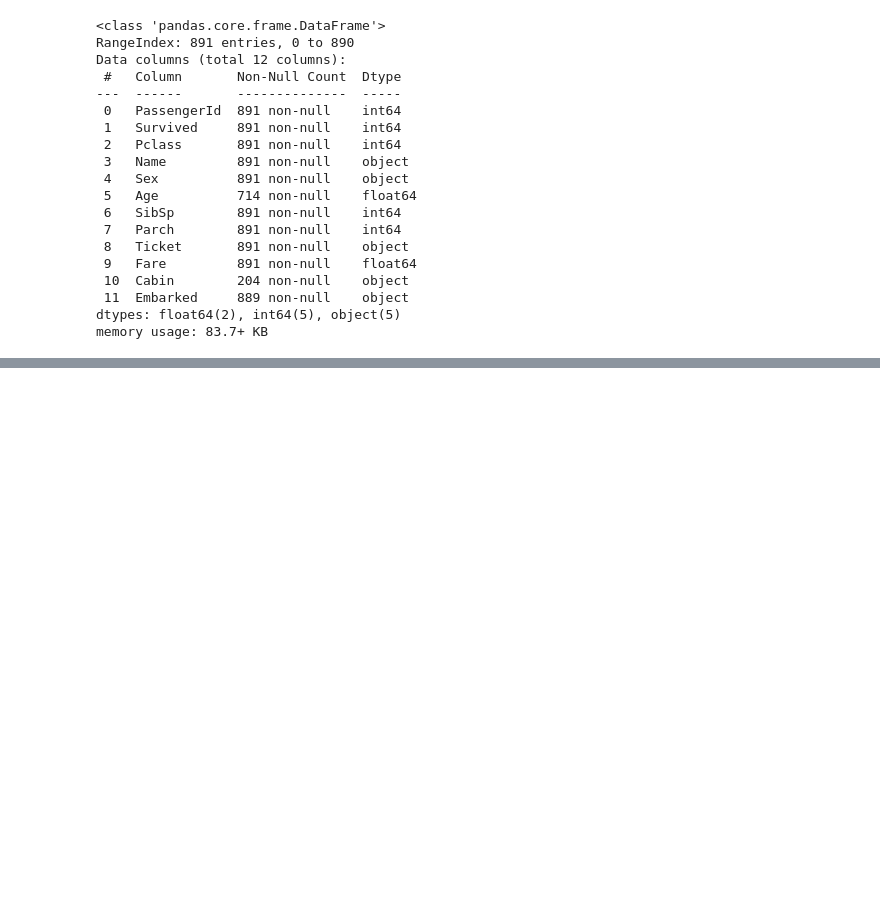
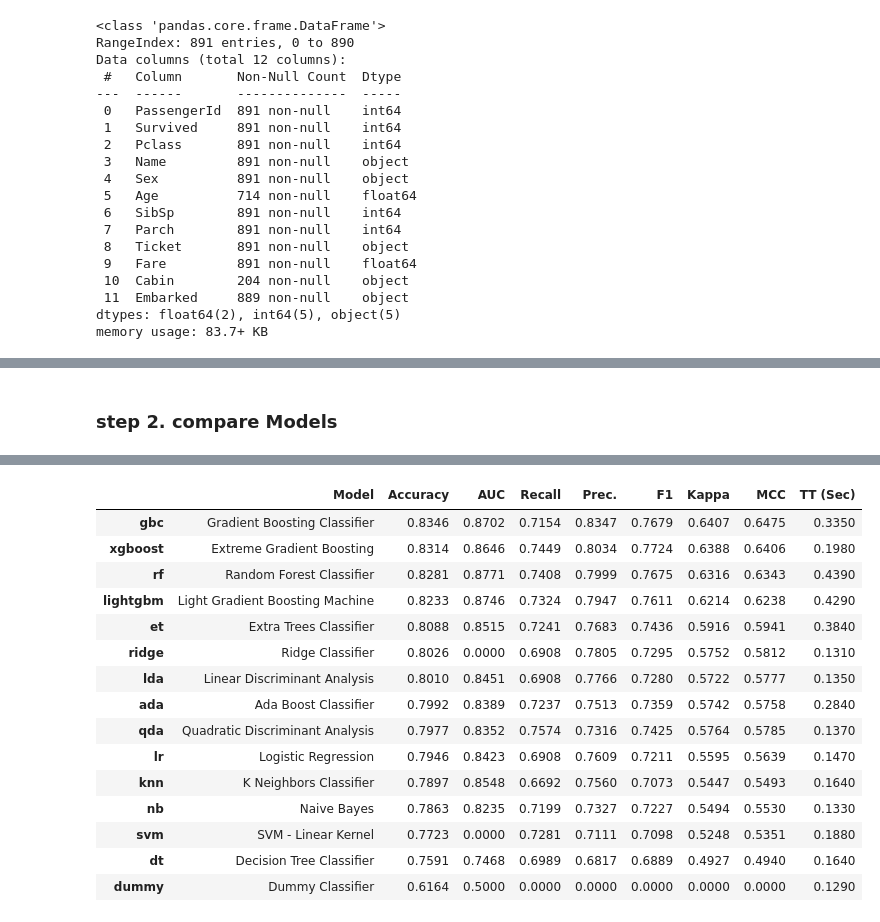
Before and after one commit to Apple03244/Colaboratory, a Jupyter notebook: Kaggle_TiTanic_Pycaret.ipynb, the cells around one changed output, grey strips where cells are left out. Cells and saved outputs as stored; diff of their text form; code cells hidden in the pictures; blank space fills up the shorter version.

```diff
--- a/Kaggle_TiTanic_Pycaret.ipynb
+++ b/Kaggle_TiTanic_Pycaret.ipynb
@@ -162,0 +126,5 @@ GradientBoostingClassifier(ccp_alpha=0.0, criterion='friedman_mse', init=None,
+# %% [markdown]
+### step 2. compare Models
+# %%
+best_classifier=pycla.compare_models()
+# %% [output]
@@ -162,0 +132,16 @@ GradientBoostingClassifier(ccp_alpha=0.0, criterion='friedman_mse', init=None,
+|  | Model | Accuracy | AUC | Recall | Prec. | F1 | Kappa | MCC | TT (Sec) |
+| gbc | Gradient Boosting Classifier | 0.8346 | 0.8702 | 0.7154 | 0.8347 | 0.7679 | 0.6407 | 0.6475 | 0.3350 |
+| xgboost | Extreme Gradient Boosting | 0.8314 | 0.8646 | 0.7449 | 0.8034 | 0.7724 | 0.6388 | 0.6406 | 0.1980 |
+| rf | Random Forest Classifier | 0.8281 | 0.8771 | 0.7408 | 0.7999 | 0.7675 | 0.6316 | 0.6343 | 0.4390 |
+| lightgbm | Light Gradient Boosting Machine | 0.8233 | 0.8746 | 0.7324 | 0.7947 | 0.7611 | 0.6214 | 0.6238 | 0.4290 |
+| et | Extra Trees Classifier | 0.8088 | 0.8515 | 0.7241 | 0.7683 | 0.7436 | 0.5916 | 0.5941 | 0.3840 |
+| ridge | Ridge Classifier | 0.8026 | 0.0000 | 0.6908 | 0.7805 | 0.7295 | 0.5752 | 0.5812 | 0.1310 |
+| lda | Linear Discriminant Analysis | 0.8010 | 0.8451 | 0.6908 | 0.7766 | 0.7280 | 0.5722 | 0.5777 | 0.1350 |
+| ada | Ada Boost Classifier | 0.7992 | 0.8389 | 0.7237 | 0.7513 | 0.7359 | 0.5742 | 0.5758 | 0.2840 |
+| qda | Quadratic Discriminant Analysis | 0.7977 | 0.8352 | 0.7574 | 0.7316 | 0.7425 | 0.5764 | 0.5785 | 0.1370 |
+| lr | Logistic Regression | 0.7946 | 0.8423 | 0.6908 | 0.7609 | 0.7211 | 0.5595 | 0.5639 | 0.1470 |
+| knn | K Neighbors Classifier | 0.7897 | 0.8548 | 0.6692 | 0.7560 | 0.7073 | 0.5447 | 0.5493 | 0.1640 |
+| nb | Naive Bayes | 0.7863 | 0.8235 | 0.7199 | 0.7327 | 0.7227 | 0.5494 | 0.5530 | 0.1330 |
+| svm | SVM - Linear Kernel | 0.7723 | 0.0000 | 0.7281 | 0.7111 | 0.7098 | 0.5248 | 0.5351 | 0.1880 |
+| dt | Decision Tree Classifier | 0.7591 | 0.7468 | 0.6989 | 0.6817 | 0.6889 | 0.4927 | 0.4940 | 0.1640 |
+| dummy | Dummy Classifier | 0.6164 | 0.5000 | 0.0000 | 0.0000 | 0.0000 | 0.0000 | 0.0000 | 0.1290 |
```
Also changed, not shown: parts of 19 cells of this notebook.
